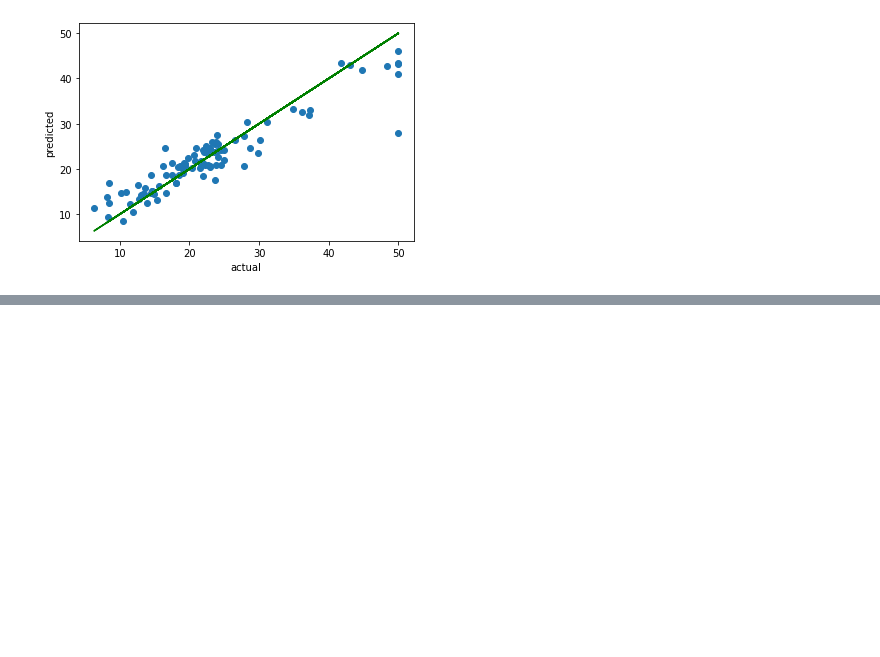
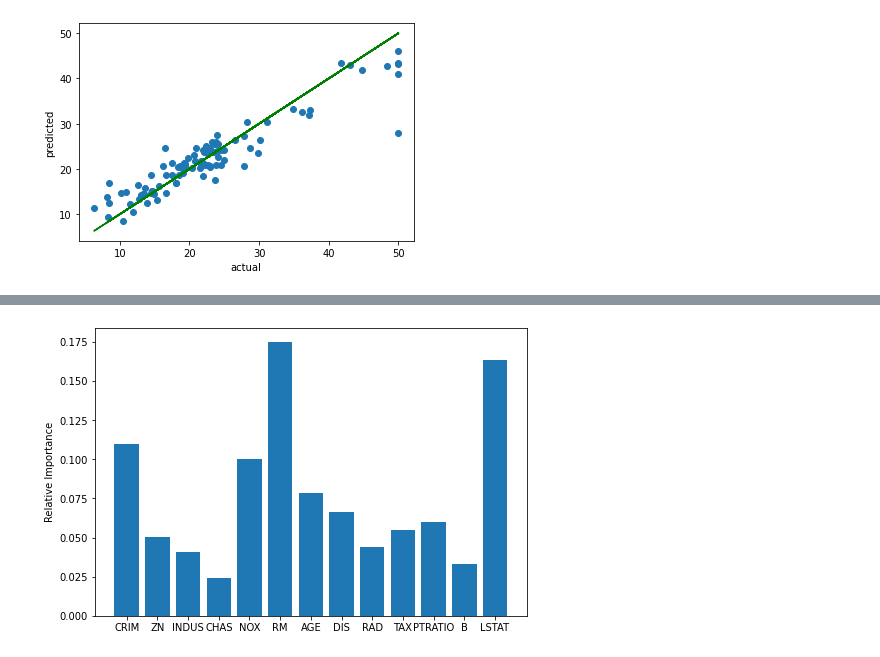
Before and after one commit to mbrc12/safd-project-1, a Jupyter notebook: Report.ipynb, the cells around one changed output, grey strips where cells are left out. Cells and saved outputs as stored; diff of their text form; code cells hidden in the pictures; blank space fills up the shorter version.

Commit message:
Added variable reduction

````diff
--- a/Report.ipynb
+++ b/Report.ipynb
@@ -102,11 +102,15 @@ class DecisionTree:
     def __init__(self):
         self.root_node = None
         self.min_coef_of_var = None
+        self.reductions = None
 
     def fit(self, X, Y, min_coef_of_var = 0, pruning_factor = 0):
         self.min_coef_of_var = min_coef_of_var
         self.root_node = self.build(X, Y)
         self.prune_decision_tree(X, Y, self.root_node, pruning_factor)
+
+        self.reductions = np.zeros(len(X[0]))
+        self.reductions = self.calculate_reductions(X, Y, self.root_node, self.reductions)
 
     def get_decision_value_for_feature(self, X, Y, decision_feature):
 
@@ -270,6 +274,29 @@ class DecisionTree:
         else:
             return tree_size
 
+    def calculate_reductions(self, X, Y, root_node, reductions):
+        if (root_node == None):
+            return reductions
+
+        impurity = 0
+        for y in Y:
+            impurity += (y - root_node.predicted_value) ** 2
+
+        for i in range(len(X[0])):
+            decision_value_for_feature = self.get_decision_value_for_feature(X, Y, i)
+            impurity_of_decision_value = self.get_impurity(X, Y, i, decision_value_for_feature)
+
+            reductions[i] += impurity - impurity_of_decision_value
+
+        X_left, Y_left, X_right, Y_right = self.divide_data(X, Y, root_node.decision_feature, root_node.decision_value)
+        reductions = self.calculate_reductions(X_left, Y_left, root_node.left_node, reductions)
+        reductions = self.calculate_reductions(X_right, Y_right, root_node.right_node, reductions)
+
+        return reductions
+
+    def get_reductions(self):
+        return self.reductions
+
     def predict_single(self, X):
         current_node = self.root_node
         while (True):
@@ -296,7 +323,9 @@ decision_tree = DecisionTree()
 We will use Boston housing data from ```sklearn.datasets``` for testing our algorithm.
 # %%
 from sklearn.datasets import load_boston
-X, y = load_boston(return_X_y=True)
+data = load_boston(return_X_y=False)
+X = data.data
+y = data.target
 from sklearn.model_selection import train_test_split
 X_train, X_test, y_train, y_test = train_test_split(X, y, test_size = 0.2, random_state = 1)
 # %% [markdown]
@@ -382,6 +418,7 @@ from numpy.random import choice, seed
 class RandomForest:
 
     trees = []
+    importance = None
 
     def __init__(self):
         self.trees = []
@@ -390,6 +427,7 @@ class RandomForest:
         seed(0)
 
         N, total_attributes = X.shape
+        self.importance = np.zeros(total_attributes)
 
         if frac_samples == None:
             frac_samples = 1.0
@@ -406,9 +444,11 @@ class RandomForest:
             ys = y[sample]
             new_tree.fit(dataset, ys, min_coef_of_var = 0.025, pruning_factor = 0)
 
+            self.importance += new_tree.get_reductions()
+
             self.trees.append((new_tree, attrs))
 
-        print()
+        self.importance /= num_trees
 
     def predict(self, X):
 
@@ -468,0 +521,10 @@ We see that a large chunk of the predicted points is really close to the ground
+# %%
+importance = rf.importance
+relative_importance = importance / np.sum(importance)
+fig = plt.figure()
+ax = fig.add_axes([0,0,1,1])
+ax.bar(data.feature_names, relative_importance)
+plt.ylabel('Relative Importance')
+plt.show()
+# %% [output]
+[figure, added]
````
Also changed, not shown: parts of 3 cells of this notebook.
